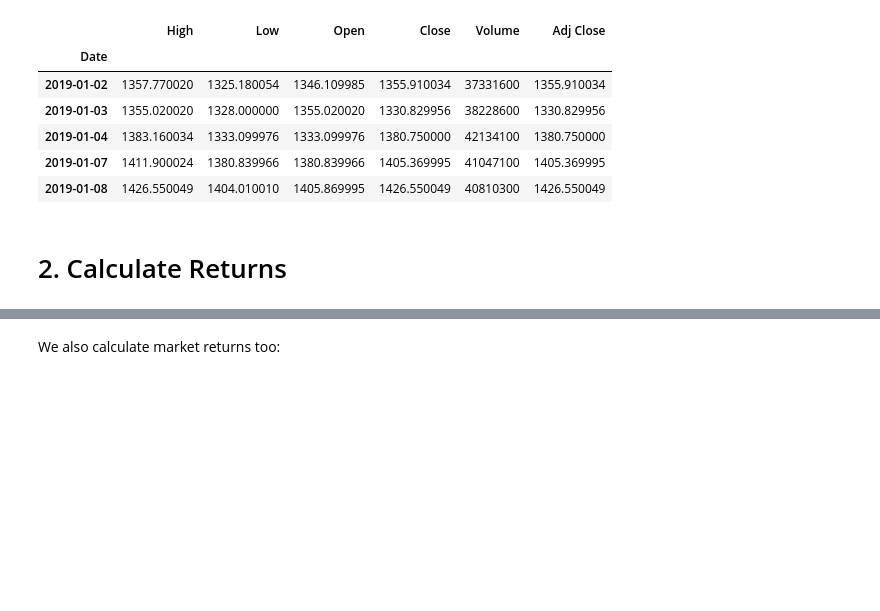
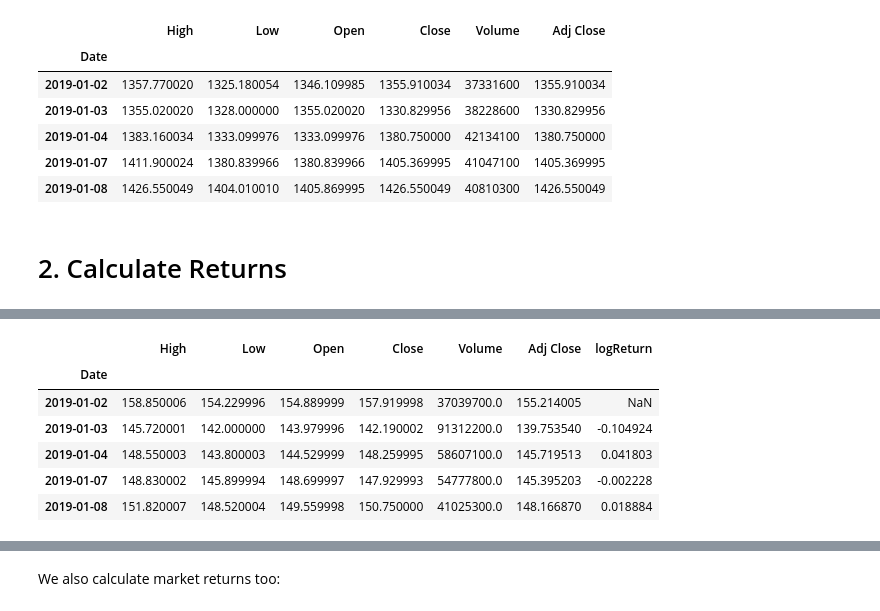
Before and after one commit to diengiau/py18plus, a Jupyter notebook: 03_plotRegression.ipynb, the cells around one changed output, grey strips where cells are left out. Drawn from its saved outputs; the diff is of its cells as text; code cells hidden in the pictures; blank space fills up the shorter version.

```diff
--- a/03_plotRegression.ipynb
+++ b/03_plotRegression.ipynb
@@ -51,0 +84,11 @@ RUT.head()
+# %%
+AAPL['logReturn'] = np.log(AAPL['Close'] / AAPL['Close'].shift(1)) # log return
+AAPL.head()
+# %% [output]
+|  | High | Low | Open | Close | Volume | Adj Close | logReturn |
+| Date |  |  |  |  |  |  |  |
+| 2019-01-02 | 158.850006 | 154.229996 | 154.889999 | 157.919998 | 37039700.0 | 155.214005 | NaN |
+| 2019-01-03 | 145.720001 | 142.000000 | 143.979996 | 142.190002 | 91312200.0 | 139.753540 | -0.104924 |
+| 2019-01-04 | 148.550003 | 143.800003 | 144.529999 | 148.259995 | 58607100.0 | 145.719513 | 0.041803 |
+| 2019-01-07 | 148.830002 | 145.899994 | 148.699997 | 147.929993 | 54777800.0 | 145.395203 | -0.002228 |
+| 2019-01-08 | 151.820007 | 148.520004 | 149.559998 | 150.750000 | 41025300.0 | 148.166870 | 0.018884 |
```
Also changed, not shown: parts of 5 cells of this notebook.
